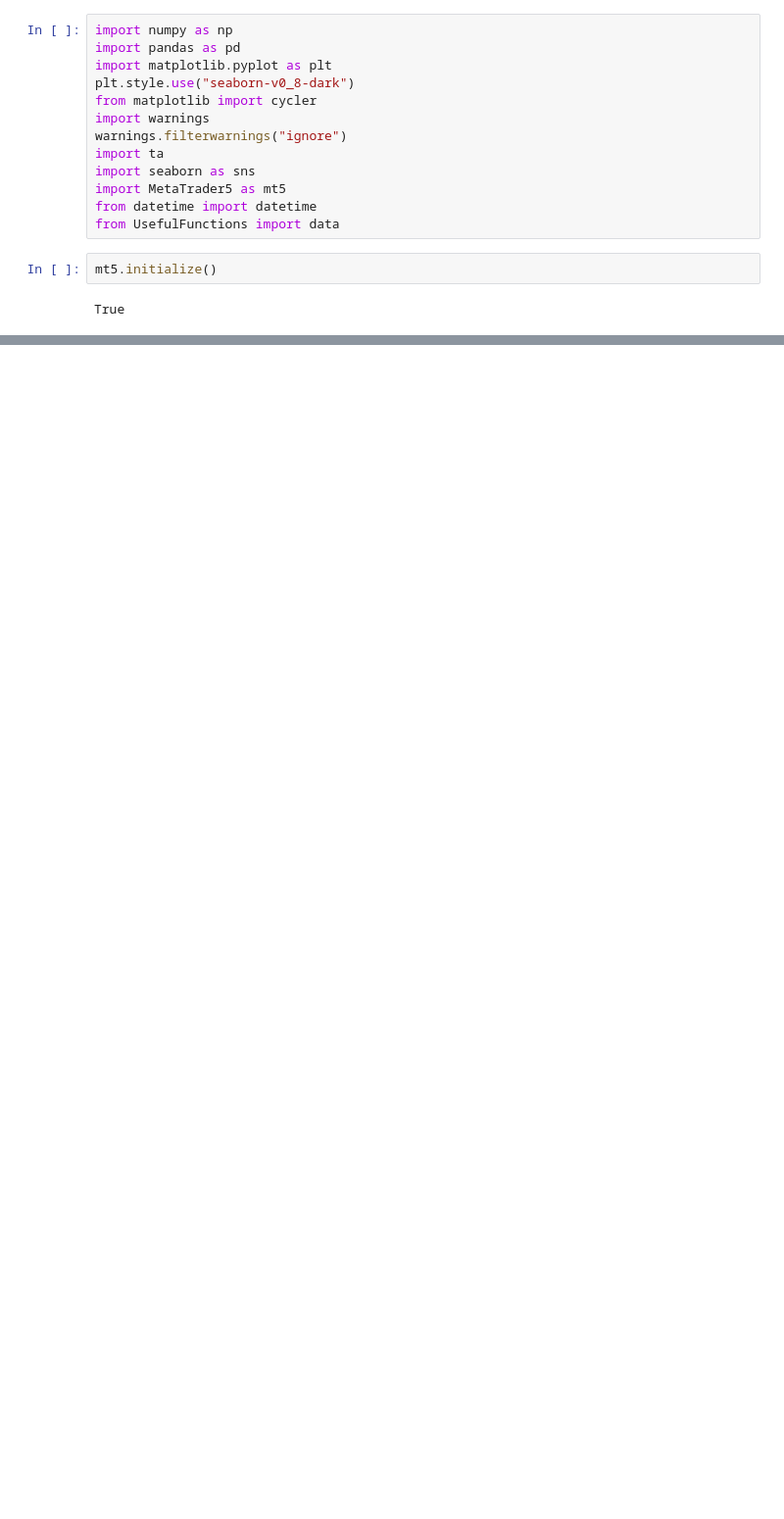
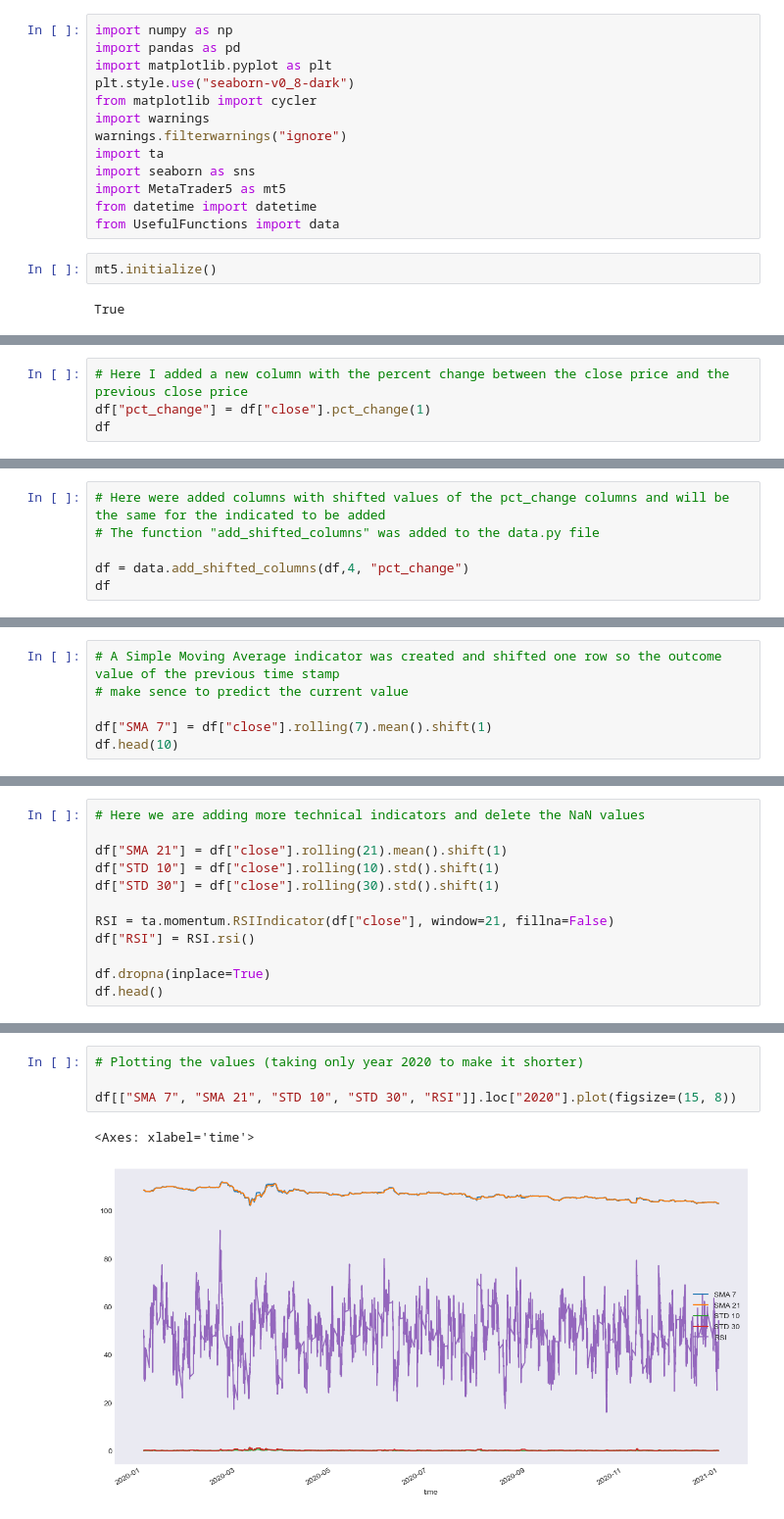
Before and after one commit to YarosInter/Time-Series-LinearRegression, a Jupyter notebook: LinearRegression Model.ipynb, the cells around one changed output, grey strips where cells are left out. Shown: that part at 98% size. Saved outputs shown, nothing was run; the diff lists cells and outputs as text; blank space fills up the shorter version.

```diff
--- a/LinearRegression Model.ipynb
+++ b/LinearRegression Model.ipynb
@@ -36,0 +82,4 @@ df
+# %%
+# Here I added a new column with the percent change between the close price and the previous close price
+df["pct_change"] = df["close"].pct_change(1)
+df
@@ -36,0 +103,6 @@ df
+# %%
+# Here were added columns with shifted values of the pct_change columns and will be the same for the indicated to be added
+# The function "add_shifted_columns" was added to the data.py file
+
+df = data.add_shifted_columns(df,4, "pct_change")
+df
@@ -36,0 +124,6 @@ df
+# %%
+# A Simple Moving Average indicator was created and shifted one row so the outcome value of the previous time stamp
+# make sence to predict the current value
+
+df["SMA 7"] = df["close"].rolling(7).mean().shift(1)
+df.head(10)
@@ -36,0 +143,12 @@ df
+# %%
+# Here we are adding more technical indicators and delete the NaN values
+
+df["SMA 21"] = df["close"].rolling(21).mean().shift(1)
+df["STD 10"] = df["close"].rolling(10).std().shift(1)
+df["STD 30"] = df["close"].rolling(30).std().shift(1)
+
+RSI = ta.momentum.RSIIndicator(df["close"], window=21, fillna=False)
+df["RSI"] = RSI.rsi()
+
+df.dropna(inplace=True)
+df.head()
@@ -36,0 +163,7 @@ df
+# %%
+# Plotting the values (taking only year 2020 to make it shorter)
+
+df[["SMA 7", "SMA 21", "STD 10", "STD 30", "RSI"]].loc["2020"].plot(figsize=(15, 8))
+# %% [output]
+<Axes: xlabel='time'>
+[figure, added]
```
Also changed, not shown: parts of 9 cells of this notebook, 1 other file.
